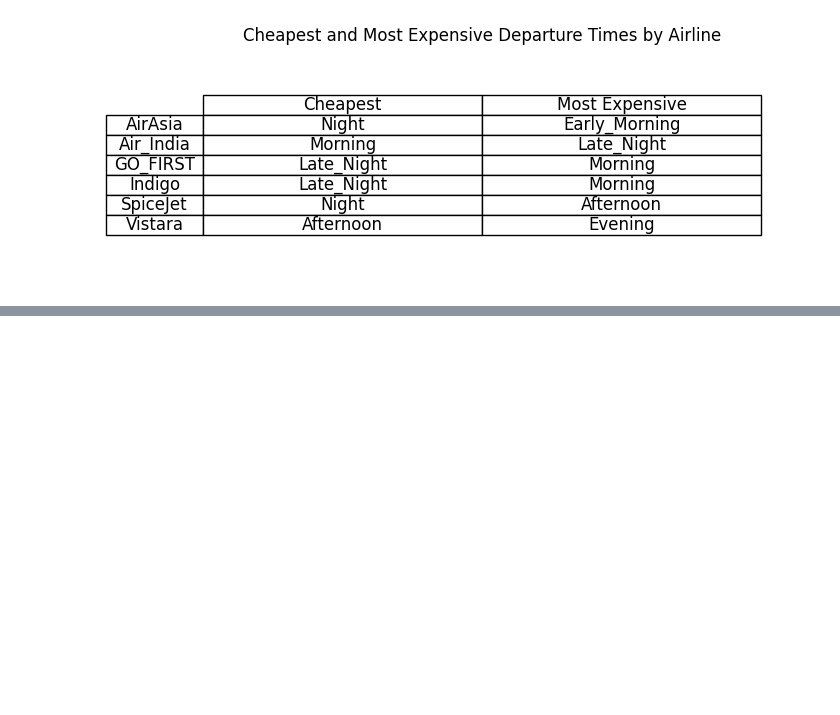
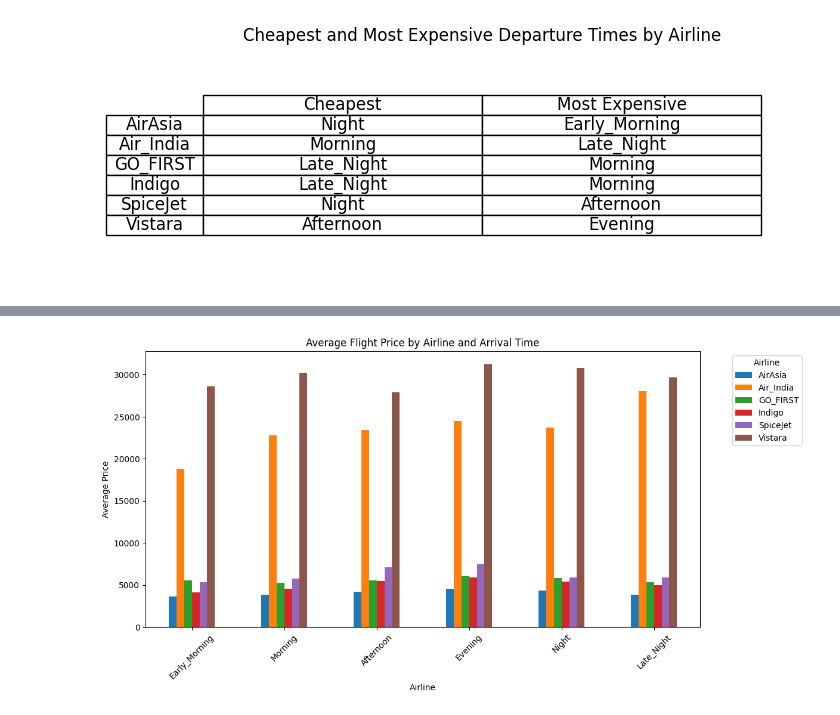
Before and after one commit to build-summer-2025/async-final-project-purple-Eric, a Jupyter notebook: final_project_example.ipynb, the cells around one changed output, grey strips where cells are left out. Drawn from its saved outputs; the diff is of its cells as text; code cells hidden in the pictures; blank space fills up the shorter version.

```diff
--- a/final_project_example.ipynb
+++ b/final_project_example.ipynb
@@ -204,0 +192,15 @@ Average price of SpiceJet flights departing at night: 6894.052007899934
+# %%
+#time_order = ['Early_Morning', 'Morning', 'Afternoon', 'Evening', 'Night', 'Late_Night']
+airlines_flights_df['arrival_time'] = pd.Categorical(
+    airlines_flights_df['arrival_time'],
+    categories=time_order,
+    ordered=True
+)
+
+arrival_avg_price_pivot = airlines_flights_df.pivot_table(
+    index='airline',              # rows
+    columns='arrival_time',      # columns
+    values='price',               # values to aggregate
+    aggfunc='mean'                # aggregation function
+)
+print(arrival_avg_price_pivot)
@@ -204,0 +225,11 @@ Average price of SpiceJet flights departing at night: 6894.052007899934
+# %%
+arrival_avg_price_pivot = arrival_avg_price_pivot.T
+arrival_avg_price_pivot.plot(kind='bar', figsize=(12,6))
+plt.title("Average Flight Price by Airline and Arrival Time")
+plt.ylabel("Average Price")
+plt.xlabel("Airline")
+plt.xticks(rotation=45)
+plt.legend(title='Airline', bbox_to_anchor=(1.05, 1), loc='upper left')
+plt.show()
+# %% [output]
+[figure, added]
```
Also changed, not shown: parts of 3 cells of this notebook, 1 other file.
